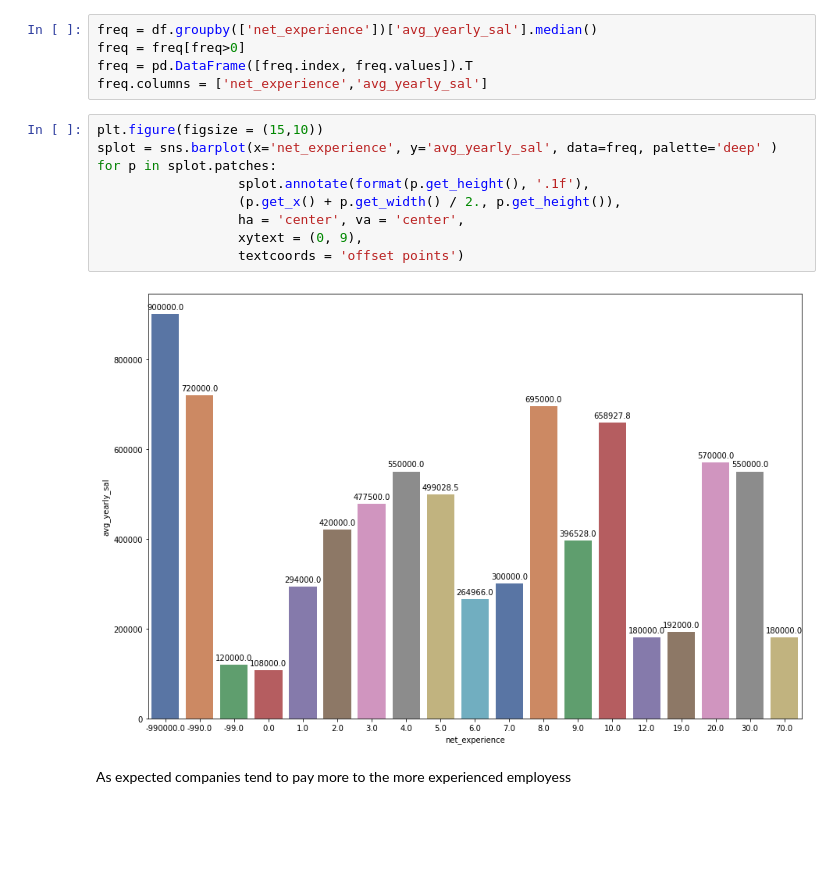
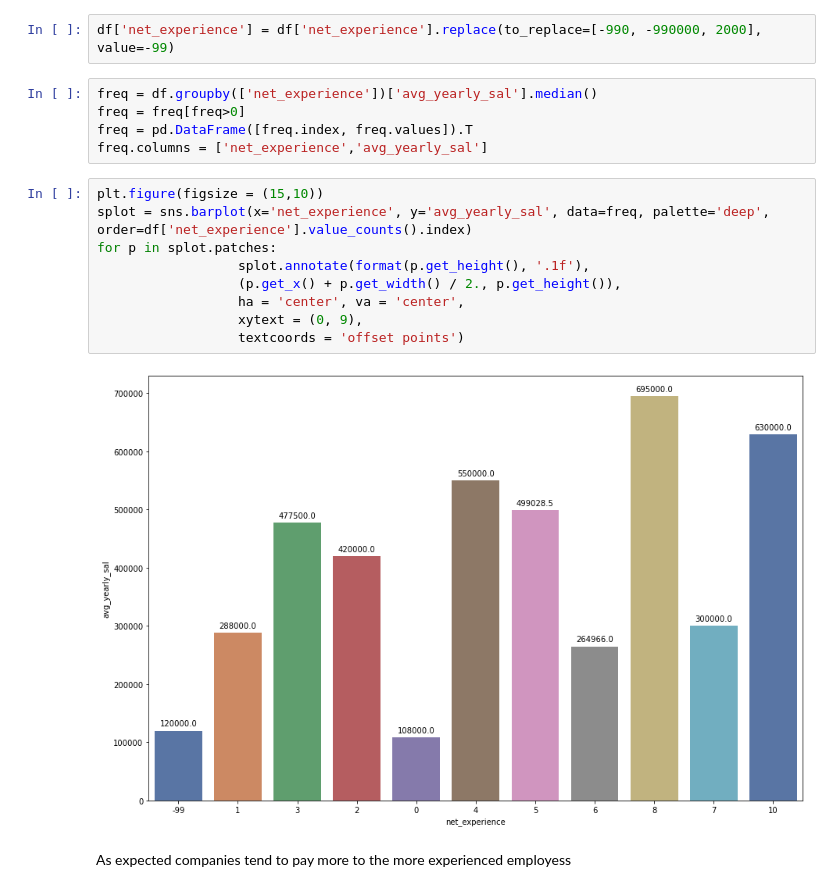
Before and after one commit to blaze-fire/Salary-Predictor, a Jupyter notebook: EDA.ipynb, the cells around one changed output. Saved outputs shown, nothing was run; the diff lists cells and outputs as text; blank space fills up the shorter version.

```diff
--- a/EDA.ipynb
+++ b/EDA.ipynb
@@ -111,6 +111,8 @@ most of other columns are weakly corelated
 Lets look at avg salary vs net experience
 # %% [markdown]
 Code for displaying values above bars taken from this post ( https://stackoverflow.com/questions/43214978/seaborn-barplot-displaying-values )
+# %%
+df['net_experience'] = df['net_experience'].replace(to_replace=[-990, -990000, 2000], value=-99)
 # %%
 freq = df.groupby(['net_experience'])['avg_yearly_sal'].median()
 freq = freq[freq>0]
@@ -118,15 +120,15 @@ freq = pd.DataFrame([freq.index, freq.values]).T
 freq.columns = ['net_experience','avg_yearly_sal']
 # %%
 plt.figure(figsize = (15,10))
-splot = sns.barplot(x='net_experience', y='avg_yearly_sal', data=freq, palette='deep' )
+splot = sns.barplot(x='net_experience', y='avg_yearly_sal', data=freq, palette='deep', order=df['net_experience'].value_counts().index)
 for p in splot.patches:
                   splot.annotate(format(p.get_height(), '.1f'),
                   (p.get_x() + p.get_width() / 2., p.get_height()),
                   ha = 'center', va = 'center',
                   xytext = (0, 9),
                   textcoords = 'offset points')
 # %% [output]
-[figure, old version]
+[figure, new version]
 # %% [markdown]
 As expected companies tend to pay more to the more experienced employess <br>
 # %% [markdown]
```
Also changed, not shown: parts of 6 cells of this notebook, 4 other files.
